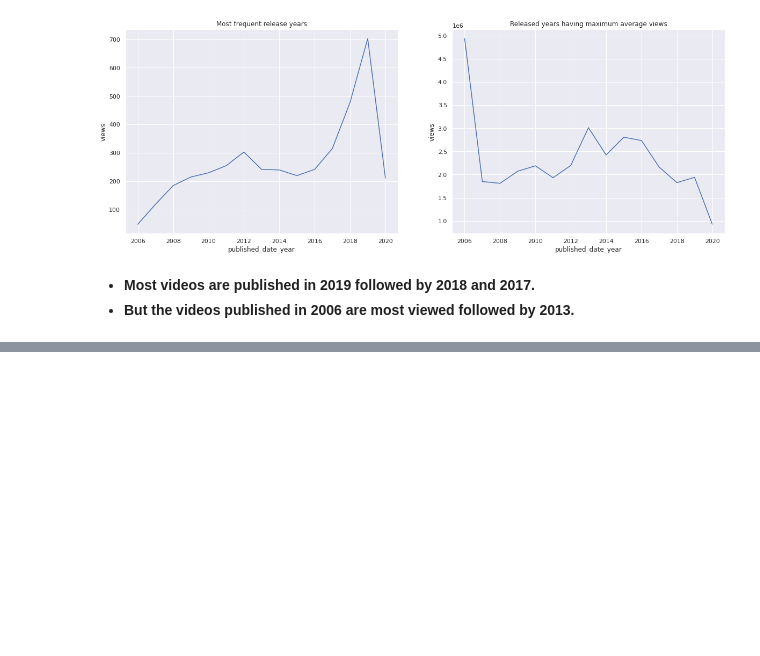
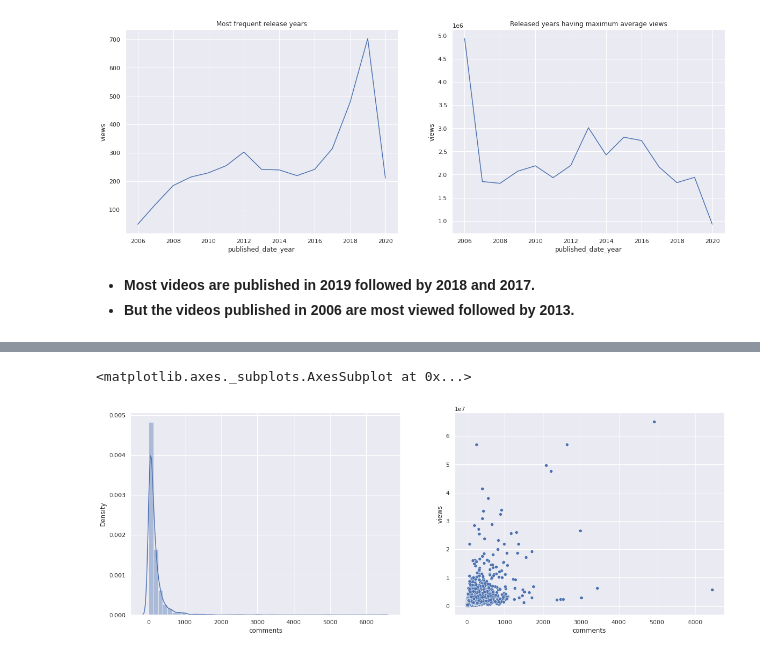
Before and after one commit to Aayushi-Sharma24/TedTalks_Views_Prediction_Regression, a Jupyter notebook: AS_Ted_Talks_Views_Prediction_Capstone_Project.ipynb, the cells around one changed output, grey strips where cells are left out. Saved outputs shown, nothing was run; the diff lists cells and outputs as text; code cells hidden in the pictures; blank space fills up the shorter version.

Commit message:
added feature engineering and data cleaning

```diff
--- a/AS_Ted_Talks_Views_Prediction_Capstone_Project.ipynb
+++ b/AS_Ted_Talks_Views_Prediction_Capstone_Project.ipynb
@@ -602,0 +614,12 @@ sns.lineplot(x='published_date_year',y='views',data=pop_rel_year)
+# %%
+##plotting the distplot of comments
+plt.subplots(figsize=(20, 7))
+plt.subplot(1,2,1)
+sns.distplot(df['comments'])
+
+##plotting the scatterplot of comments
+plt.subplot(1,2,2)
+sns.scatterplot(x=df['comments'],y=df['views'],data=df)
+# %% [output]
+<matplotlib.axes._subplots.AxesSubplot at 0x...>
+[figure, added]
```
Also changed, not shown: parts of 47 cells of this notebook.
